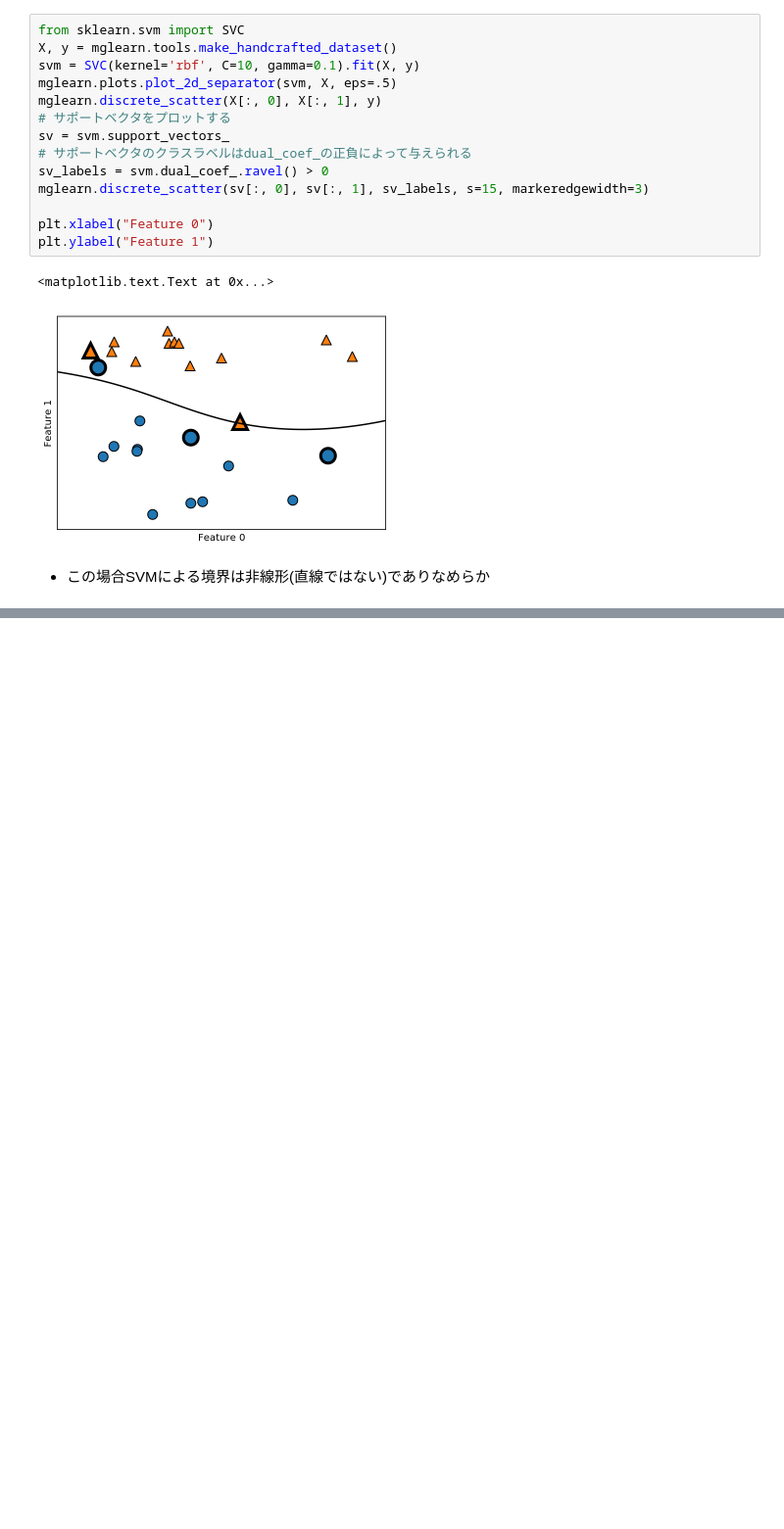
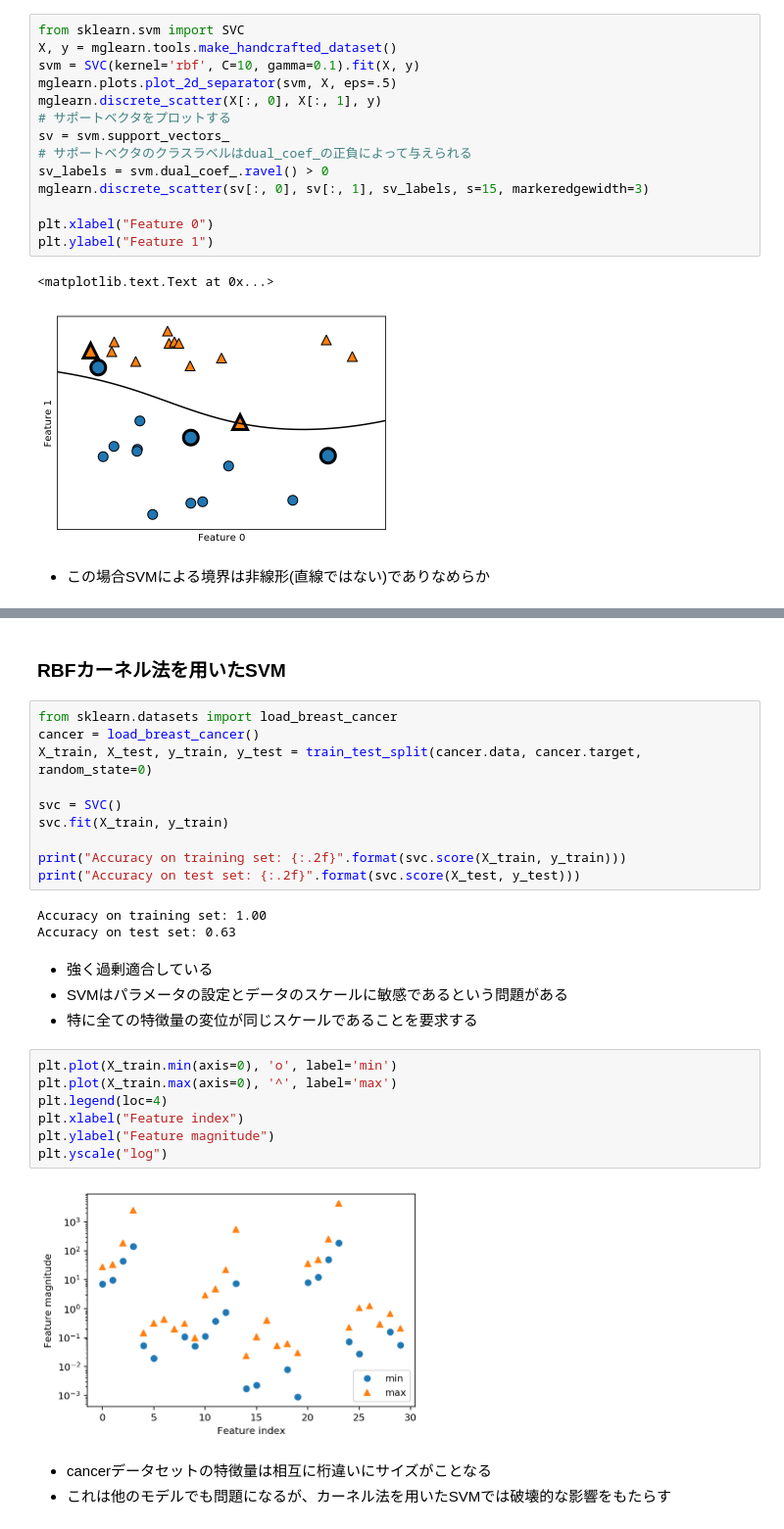
Before and after one commit to morooka-akira/MachineLearningMemo, a Jupyter notebook: models/カーネル法を用いたサポートベクタマシン(SVM).ipynb, the cells around one changed output, grey strips where cells are left out. Shown at 98% size. Cells and saved outputs as stored; diff of their text form; blank space fills up the shorter version.

```diff
--- a/models/カーネル法を用いたサポートベクタマシン(SVM).ipynb
+++ b/models/カーネル法を用いたサポートベクタマシン(SVM).ipynb
@@ -154,0 +175,31 @@ plt.ylabel("Feature 1")
+# %% [markdown]
+### RBFカーネル法を用いたSVM
+# %%
+from sklearn.datasets import load_breast_cancer
+cancer = load_breast_cancer()
+X_train, X_test, y_train, y_test = train_test_split(cancer.data, cancer.target, random_state=0)
+
+svc = SVC()
+svc.fit(X_train, y_train)
+
+print("Accuracy on training set: {:.2f}".format(svc.score(X_train, y_train)))
+print("Accuracy on test set: {:.2f}".format(svc.score(X_test, y_test)))
+# %% [output]
+Accuracy on training set: 1.00
+Accuracy on test set: 0.63
+# %% [markdown]
+- 強く過剰適合している
+- SVMはパラメータの設定とデータのスケールに敏感であるという問題がある
+- 特に全ての特徴量の変位が同じスケールであることを要求する
+# %%
+plt.plot(X_train.min(axis=0), 'o', label='min')
+plt.plot(X_train.max(axis=0), '^', label='max')
+plt.legend(loc=4)
+plt.xlabel("Feature index")
+plt.ylabel("Feature magnitude")
+plt.yscale("log")
+# %% [output]
+[figure, added]
+# %% [markdown]
+- cancerデータセットの特徴量は相互に桁違いにサイズがことなる
+- これは他のモデルでも問題になるが、カーネル法を用いたSVMでは破壊的な影響をもたらす
```
Also changed, not shown: parts of 13 cells of this notebook.
